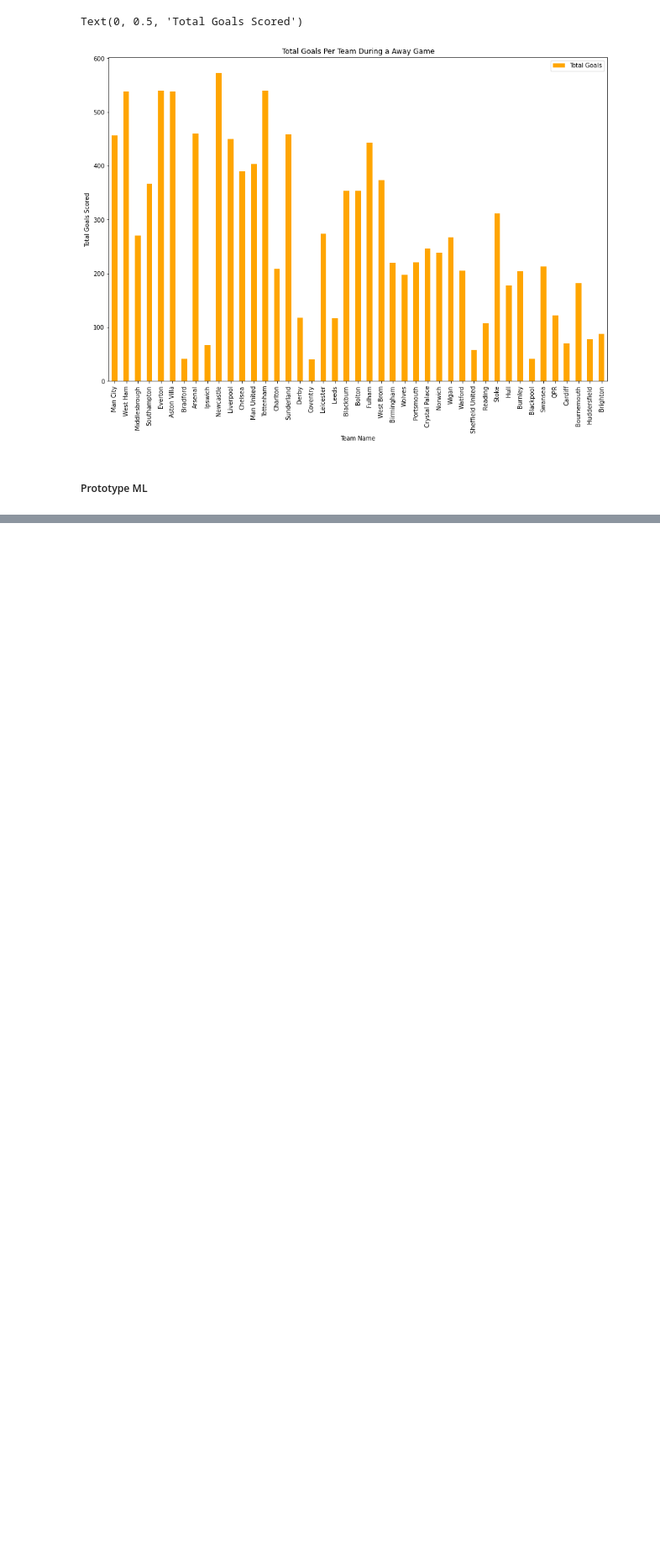
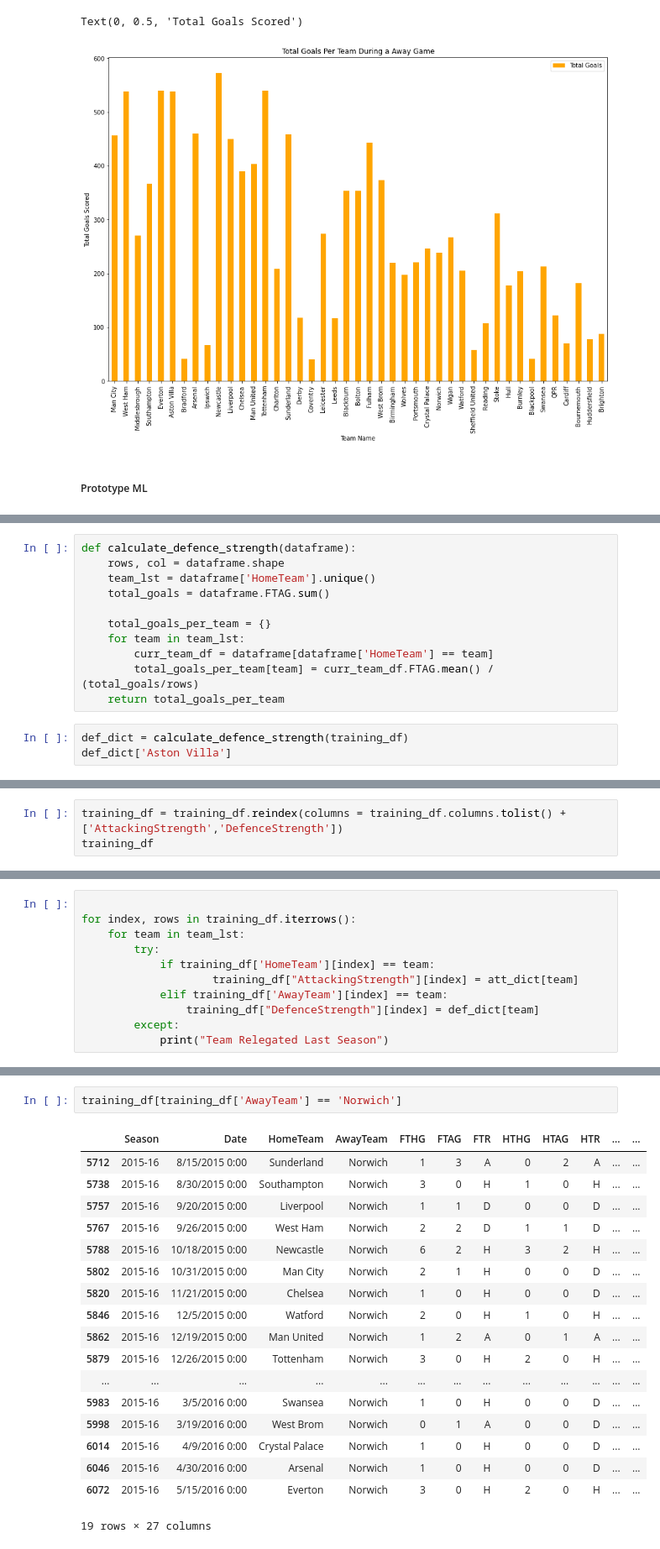
Before and after one commit to nnimako/Soccer_LeageTable_Prediction, a Jupyter notebook: final_1.ipynb, the cells around one changed output, grey strips where cells are left out. Shown: that part at 84% size. Saved outputs shown, nothing was run; the diff lists cells and outputs as text; blank space fills up the shorter version.

```diff
--- a/final_1.ipynb
+++ b/final_1.ipynb
@@ -272,0 +284,14 @@ ValueError: The truth value of a Series is ambiguous. Use a.empty, a.bool(), a.i
+# %%
+def calculate_defence_strength(dataframe):
+    rows, col = dataframe.shape
+    team_lst = dataframe['HomeTeam'].unique()
+    total_goals = dataframe.FTAG.sum()
+
+    total_goals_per_team = {}
+    for team in team_lst:
+        curr_team_df = dataframe[dataframe['HomeTeam'] == team]
+        total_goals_per_team[team] = curr_team_df.FTAG.mean() / (total_goals/rows)
+    return total_goals_per_team
+# %%
+def_dict = calculate_defence_strength(training_df)
+def_dict['Aston Villa']
@@ -272,0 +300,3 @@ ValueError: The truth value of a Series is ambiguous. Use a.empty, a.bool(), a.i
+# %%
+training_df = training_df.reindex(columns = training_df.columns.tolist() + ['AttackingStrength','DefenceStrength'])
+training_df
@@ -272,0 +317,11 @@ ValueError: The truth value of a Series is ambiguous. Use a.empty, a.bool(), a.i
+# %%
+
+for index, rows in training_df.iterrows():
+    for team in team_lst:
+        try:
+            if training_df['HomeTeam'][index] == team:
+                    training_df["AttackingStrength"][index] = att_dict[team]
+            elif training_df['AwayTeam'][index] == team:
+                training_df["DefenceStrength"][index] = def_dict[team]
+        except:
+            print("Team Relegated Last Season")
@@ -272,0 +337,21 @@ ValueError: The truth value of a Series is ambiguous. Use a.empty, a.bool(), a.i
+# %%
+training_df[training_df['AwayTeam'] == 'Norwich']
+# %% [output]
+|  | Season | Date | HomeTeam | AwayTeam | FTHG | FTAG | FTR | HTHG | HTAG | HTR | ... | ... |
+| 5712 | 2015-16 | 8/15/2015 0:00 | Sunderland | Norwich | 1 | 3 | A | 0 | 2 | A | ... | ... |
+| 5738 | 2015-16 | 8/30/2015 0:00 | Southampton | Norwich | 3 | 0 | H | 1 | 0 | H | ... | ... |
+| 5757 | 2015-16 | 9/20/2015 0:00 | Liverpool | Norwich | 1 | 1 | D | 0 | 0 | D | ... | ... |
+| 5767 | 2015-16 | 9/26/2015 0:00 | West Ham | Norwich | 2 | 2 | D | 1 | 1 | D | ... | ... |
+| 5788 | 2015-16 | 10/18/2015 0:00 | Newcastle | Norwich | 6 | 2 | H | 3 | 2 | H | ... | ... |
+| 5802 | 2015-16 | 10/31/2015 0:00 | Man City | Norwich | 2 | 1 | H | 0 | 0 | D | ... | ... |
+| 5820 | 2015-16 | 11/21/2015 0:00 | Chelsea | Norwich | 1 | 0 | H | 0 | 0 | D | ... | ... |
+| 5846 | 2015-16 | 12/5/2015 0:00 | Watford | Norwich | 2 | 0 | H | 1 | 0 | H | ... | ... |
+| 5862 | 2015-16 | 12/19/2015 0:00 | Man United | Norwich | 1 | 2 | A | 0 | 1 | A | ... | ... |
+| 5879 | 2015-16 | 12/26/2015 0:00 | Tottenham | Norwich | 3 | 0 | H | 2 | 0 | H | ... | ... |
+| ... | ... | ... | ... | ... | ... | ... | ... | ... | ... | ... | ... | ... |
+| 5983 | 2015-16 | 3/5/2016 0:00 | Swansea | Norwich | 1 | 0 | H | 0 | 0 | D | ... | ... |
+| 5998 | 2015-16 | 3/19/2016 0:00 | West Brom | Norwich | 0 | 1 | A | 0 | 0 | D | ... | ... |
+| 6014 | 2015-16 | 4/9/2016 0:00 | Crystal Palace | Norwich | 1 | 0 | H | 0 | 0 | D | ... | ... |
+| 6046 | 2015-16 | 4/30/2016 0:00 | Arsenal | Norwich | 1 | 0 | H | 0 | 0 | D | ... | ... |
+| 6072 | 2015-16 | 5/15/2016 0:00 | Everton | Norwich | 3 | 0 | H | 2 | 0 | H | ... | ... |
+19 rows × 27 columns
```
Also changed, not shown: parts of 11 cells of this notebook.
